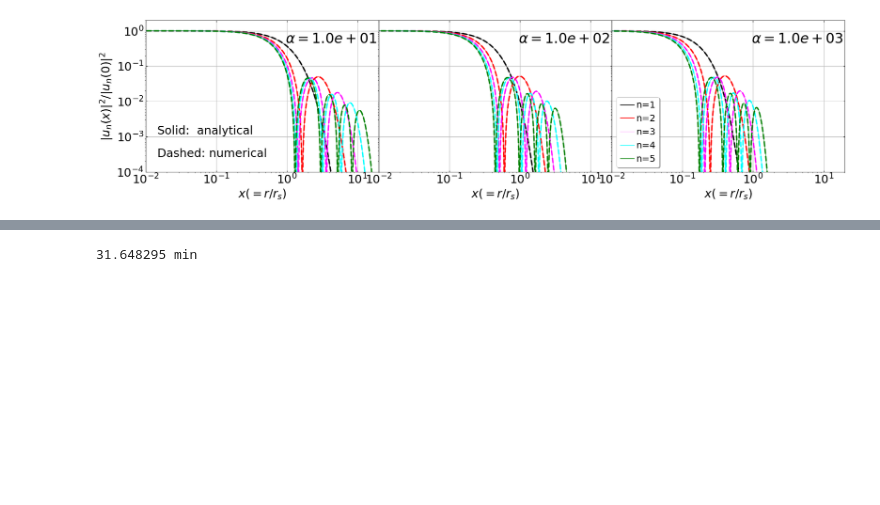
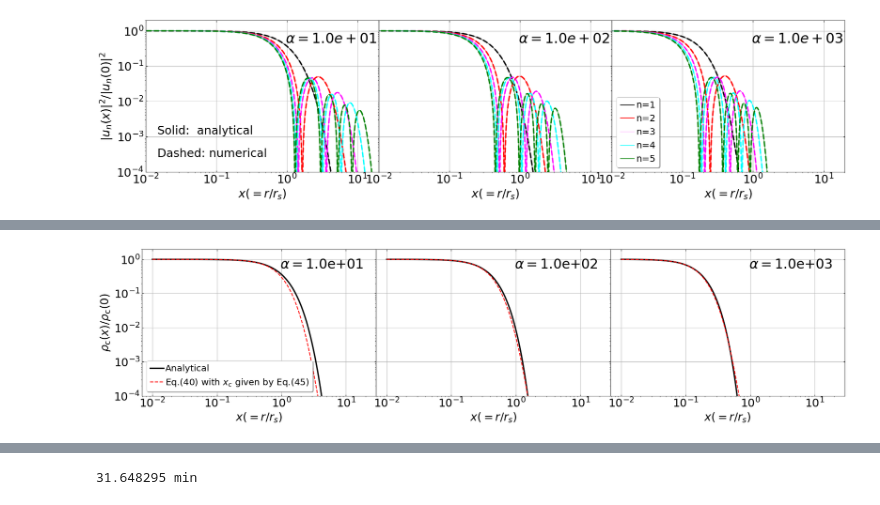
Before and after one commit to ataruya/FDM, a Jupyter notebook: Eigenfunctions.ipynb, the cells around one changed output, grey strips where cells are left out. Cells and saved outputs as stored; diff of their text form; code cells hidden in the pictures; blank space fills up the shorter version.

```diff
--- a/Eigenfunctions.ipynb
+++ b/Eigenfunctions.ipynb
@@ -962 +968,96 @@ plt.show()
+# %%
+#### core size normalized by r_s
+
+def x_core(alpha, eps):
+    return np.sqrt(6/ (alpha*(1+eps)))
+# %%
+fact = 0.65
+
+nmax = 200
+xmin = 0.01
+xmax = 20.
+ymin   = 1.e-4
+ymax   = 2
+
+xx = np.logspace(np.log10(xmin), np.log10(xmax), nmax)
+
+
+plt.rcParams["font.size"] = 25
+fig=plt.figure(figsize=(28,6))
+gs = gridspec.GridSpec(1,3,wspace=0.0,hspace=0.0)
+
+
+######################
+alpha=1.e1
+eps1 = get_eigenvalues(alpha, 1, -0.999)[0]
+rho_c = (eigen_function(alpha,eps1, xmin)/xmin)**2
+rho_soliton = 1/(1 + 0.091 *(xx / (fact*x_core(alpha, eps1)) )**2 )**8
+
+ax = plt.subplot(gs[0,0])
+ax.set_xscale('log')
+ax.set_yscale('log')
+ax.tick_params(direction='in',bottom=True,left=True,right=True,top=True)
+ax.tick_params(labelbottom=True,labelleft=True,labelright=False,labeltop=False)
+ax.plot(xx, (eigen_func(alpha,eps1, xx)/xx)**2/rho_c, 'black', lw=3, label='Analytical')
+ax.plot(xx, rho_soliton, 'red', ls='--', lw=2, label="Eq.(40) with $x_c$ given by Eq.(45)")
+ax.set_xlabel('$x(=r/r_s)$')
+ax.set_ylabel('$\\rho_{\\rm c}(x)/\\rho_{\\rm c}(0)$')
+ax.set_ylim(ymin, ymax)
+ax.text(10**(np.log10(xmin) + 0.6*(np.log10(xmax)-np.log10(xmin))),   10**(np.log10(ymin) + 0.87*(np.log10(ymax)-np.log10(ymin))),  "$\\alpha=$%2.1e"%alpha, color='black', fontsize=30)
+#ax.text(0.0015, 0.15*ymax, "$\\ell=0$", color='black', fontsize=30)
+ax.grid()
+#plt.legend(loc='upper left')
+ax.legend(shadow=True,loc='lower left',fontsize=20,handletextpad=0.2,handlelength= 1.5, borderaxespad=0.5, framealpha=1)
+
+
+######################
+alpha=1.e2
+eps1 = get_eigenvalues(alpha, 1, -0.999)[0]
+rho_c = (eigen_function(alpha,eps1, xmin)/xmin)**2
+rho_soliton = 1/(1 + 0.091 *(xx / (fact*x_core(alpha, eps1)) )**2 )**8
+
+bx = plt.subplot(gs[0,1])
+bx.set_xscale('log')
+bx.set_yscale('log')
+bx.tick_params(direction='in',bottom=True,left=False,right=True,top=True)
+bx.tick_params(labelbottom=True,labelleft=False,labelright=False,labeltop=False)
+bx.plot(xx, (eigen_func(alpha,eps1, xx)/xx)**2/rho_c, 'black', lw=3)
+bx.plot(xx, rho_soliton, 'red', ls='--', lw=2)
+bx.set_xlabel('$x(=r/r_s)$')
+#bx.set_ylabel('$\\rho/\\rho_c$')
+bx.set_ylim(ymin, ymax)
+bx.text(10**(np.log10(xmin) + 0.6*(np.log10(xmax)-np.log10(xmin))),   10**(np.log10(ymin) + 0.87*(np.log10(ymax)-np.log10(ymin))), "$\\alpha=$%2.1e"%alpha, color='black', fontsize=30)
+#bx.text(0.0015, 0.15*ymax, "$\\ell=0$", color='black', fontsize=30)
+bx.grid()
+#plt.legend(loc='upper left')
+#bx.legend(shadow=True,loc='lower left',fontsize=18,handletextpad=0.2,handlelength= 1.5, borderaxespad=0.5)
+
+
+######################
+alpha=1.e3
+eps1 = get_eigenvalues(alpha, 1, -0.999)[0]
+rho_c = (eigen_function(alpha,eps1, xmin)/xmin)**2
+rho_soliton = 1/(1 + 0.091 *(xx / (fact*x_core(alpha, eps1)) )**2 )**8
+
+cx = plt.subplot(gs[0,2])
+cx.set_xscale('log')
+cx.set_yscale('log')
+cx.tick_params(direction='in',bottom=True,left=False,right=True,top=True)
+cx.tick_params(labelbottom=True,labelleft=False,labelright=False,labeltop=False)
+cx.plot(xx, (eigen_func(alpha,eps1, xx)/xx)**2/rho_c, 'black', lw=3)
+cx.plot(xx, rho_soliton, 'red', ls='--', lw=2)
+cx.set_xlabel('$x(=r/r_s)$')
+cx.set_ylim(ymin, ymax)
+cx.text(10**(np.log10(xmin) + 0.6*(np.log10(xmax)-np.log10(xmin))),   10**(np.log10(ymin) + 0.87*(np.log10(ymax)-np.log10(ymin))), "$\\alpha=$%2.1e"%alpha, color='black', fontsize=30)
+#cx.text(0.0015, 0.15*ymax, "$\\ell=0$", color='black', fontsize=30)
+cx.grid()
+
+plt.show()
+
+## Output to PDF file
+# pp = PdfPages('/Users/ataruya/Files/Lin/work_space/FDM/draft/Figs/comparison_profile.pdf')
+# pp.savefig(fig, bbox_inches='tight')
+# pp.close()
+# %% [output]
+[figure, added]
 # %% [markdown]
```
Also changed, not shown: parts of 9 cells of this notebook, 2 other files.
